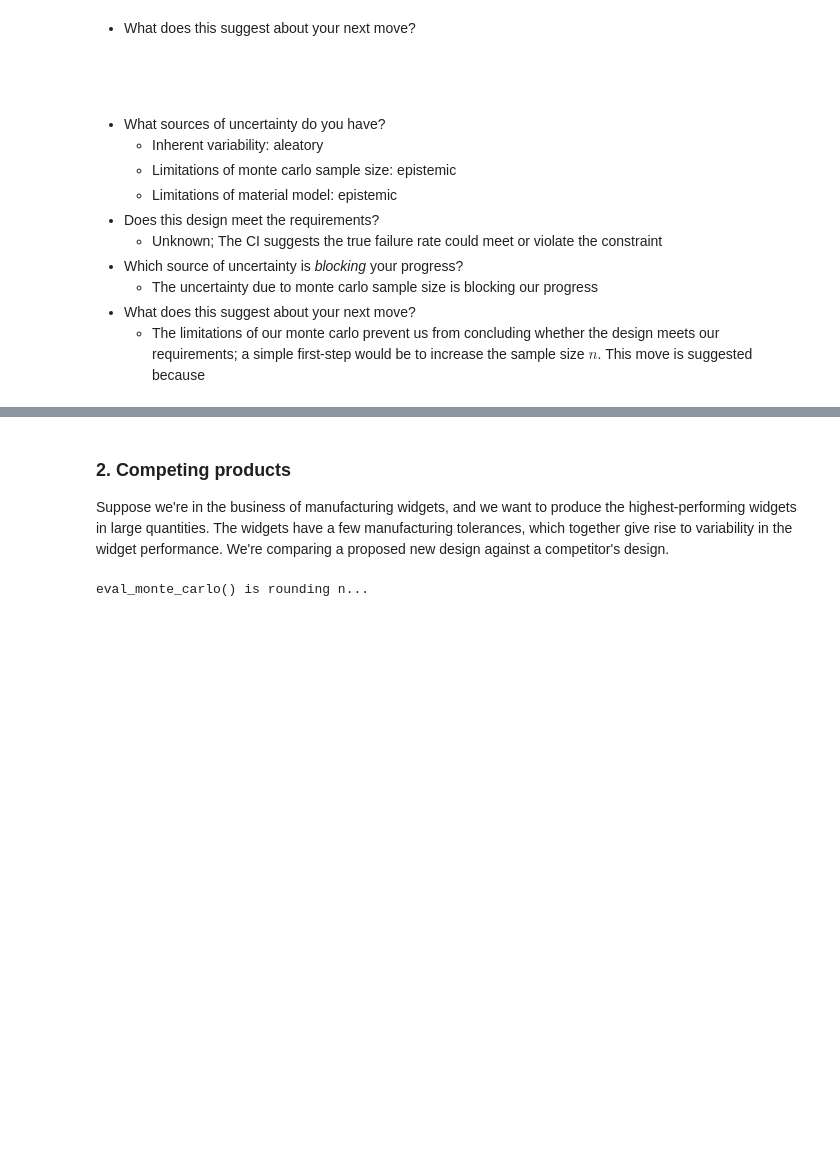
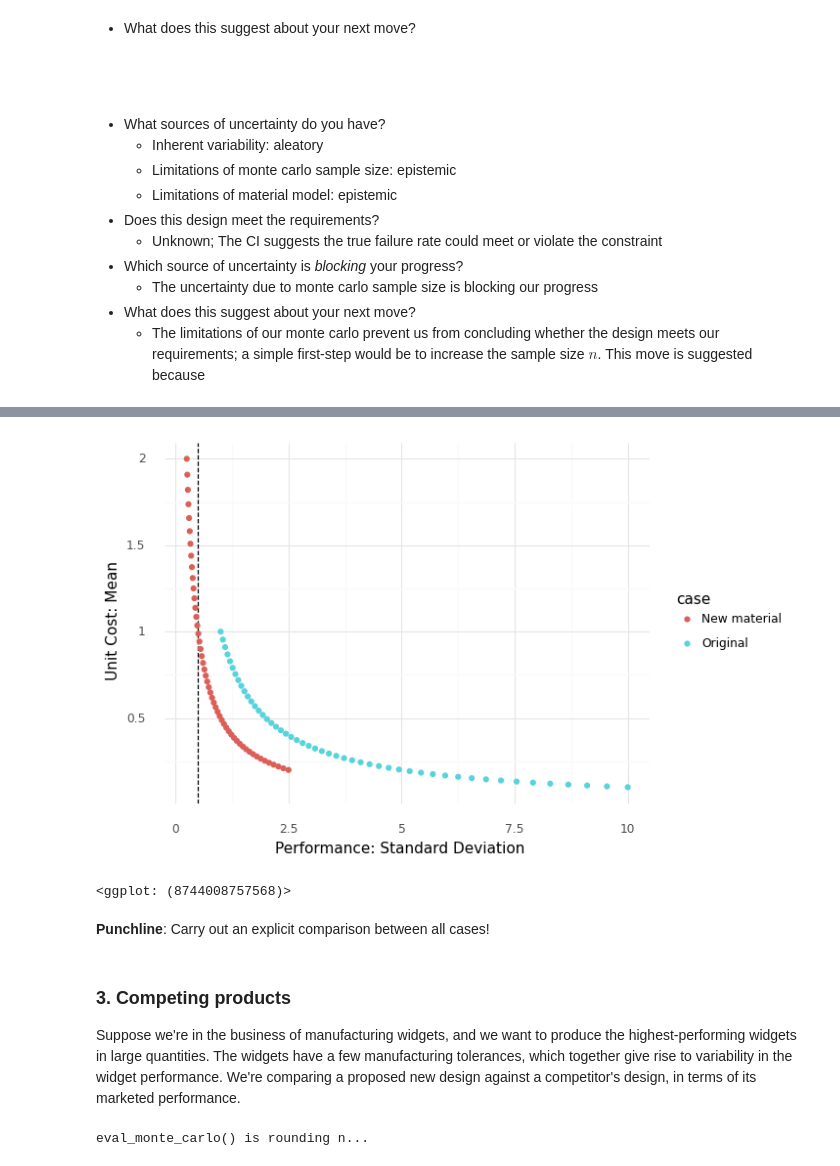
Before and after one commit to zdelrosario/pdo-notes, a Jupyter notebook: day16.ipynb, the cells around one changed output, grey strips where cells are left out. Drawn from its saved outputs; the diff is of its cells as text; code cells hidden in the pictures; blank space fills up the shorter version.

```diff
--- a/day16.ipynb
+++ b/day16.ipynb
@@ -115,7 +268,42 @@ df_design = gr.df_make(w=3.0, t=3.0)
+# %%
+df_tmp = (
+    ## Some fake data
+    gr.df_make(sd=np.logspace(+0, +1))
+    >> gr.tf_mutate(mu=1 / DF.sd)
+)
+
+(
+    df_tmp
+    >> gr.tf_mutate(case="Original")
+    >> gr.tf_bind_rows(
+        df_tmp
+        >> gr.tf_mutate(
+            mu=DF.mu * 2,
+            sd=DF.sd / 4,
+            case="New material"
+        )
+    )
+
+    ## Visualize
+    >> ggplot(aes("sd", "mu", color="case"))
+    + geom_vline(xintercept=0.5, linetype="dashed")
+    + geom_point()
+
+    + theme_minimal()
+    + labs(
+        x="Performance: Standard Deviation",
+        y="Unit Cost: Mean",
+    )
+)
+# %% [output]
+[figure, added]
+<ggplot: (8744008757568)>
+# %% [markdown]
+**Punchline**: Carry out an explicit comparison between all cases!
 # %% [markdown]
-### 2. Competing products
+### 3. Competing products
 
-Suppose we're in the business of manufacturing widgets, and we want to produce the highest-performing widgets in large quantities. The widgets have a few manufacturing tolerances, which together give rise to variability in the widget performance. We're comparing a proposed new design against a competitor's design.
+Suppose we're in the business of manufacturing widgets, and we want to produce the highest-performing widgets in large quantities. The widgets have a few manufacturing tolerances, which together give rise to variability in the widget performance. We're comparing a proposed new design against a competitor's design, in terms of its marketed performance.
 # %%
 (
     gr.Model("Manufactured part")
```
Also changed, not shown: parts of 18 cells of this notebook.
